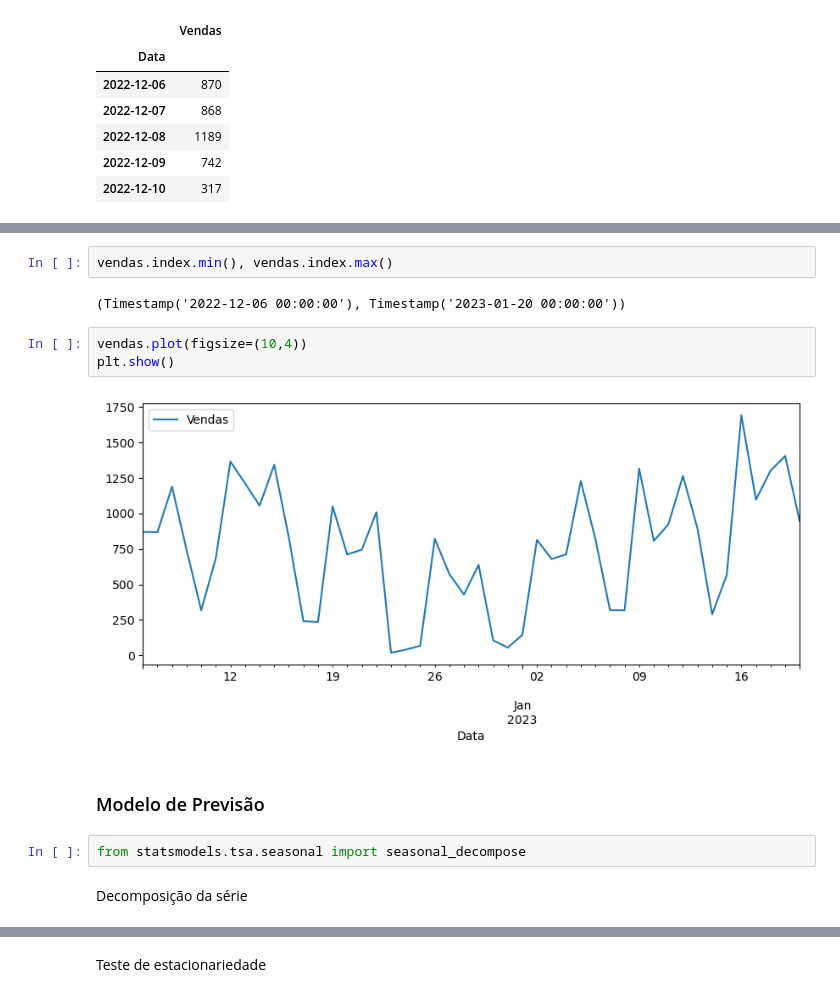
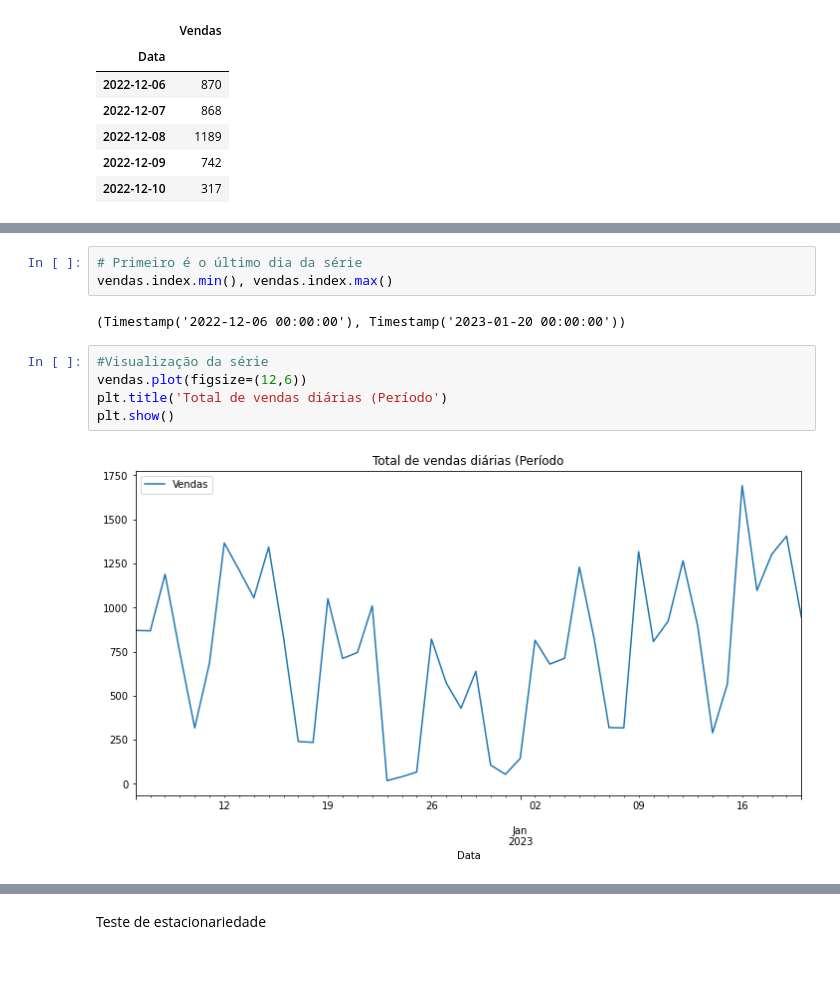
Before and after one commit to msbrasil/Previs-o-de-vendas---Desafio-Tech, a Jupyter notebook: Forecasting.ipynb, the cells around one changed output, grey strips where cells are left out. Cells and saved outputs as stored; diff of their text form; blank space fills up the shorter version.

```diff
--- a/Forecasting.ipynb
+++ b/Forecasting.ipynb
@@ -46,15 +55,12 @@ vendas.describe()
 # %%
+# Primeiro é o último dia da série
 vendas.index.min(), vendas.index.max()
 # %% [output]
 (Timestamp('2022-12-06 00:00:00'), Timestamp('2023-01-20 00:00:00'))
-# %%
-vendas.plot(figsize=(10,4))
-plt.show()
-# %% [output]
-[figure, removed]
-# %% [markdown]
-### Modelo de Previsão
-# %%
-from statsmodels.tsa.seasonal import seasonal_decompose
-# %% [markdown]
-Decomposição da série
+# %%
+#Visualização da série
+vendas.plot(figsize=(12,6))
+plt.title('Total de vendas diárias (Período')
+plt.show()
+# %% [output]
+[figure, added]
```
Also changed, not shown: parts of 63 cells of this notebook.
